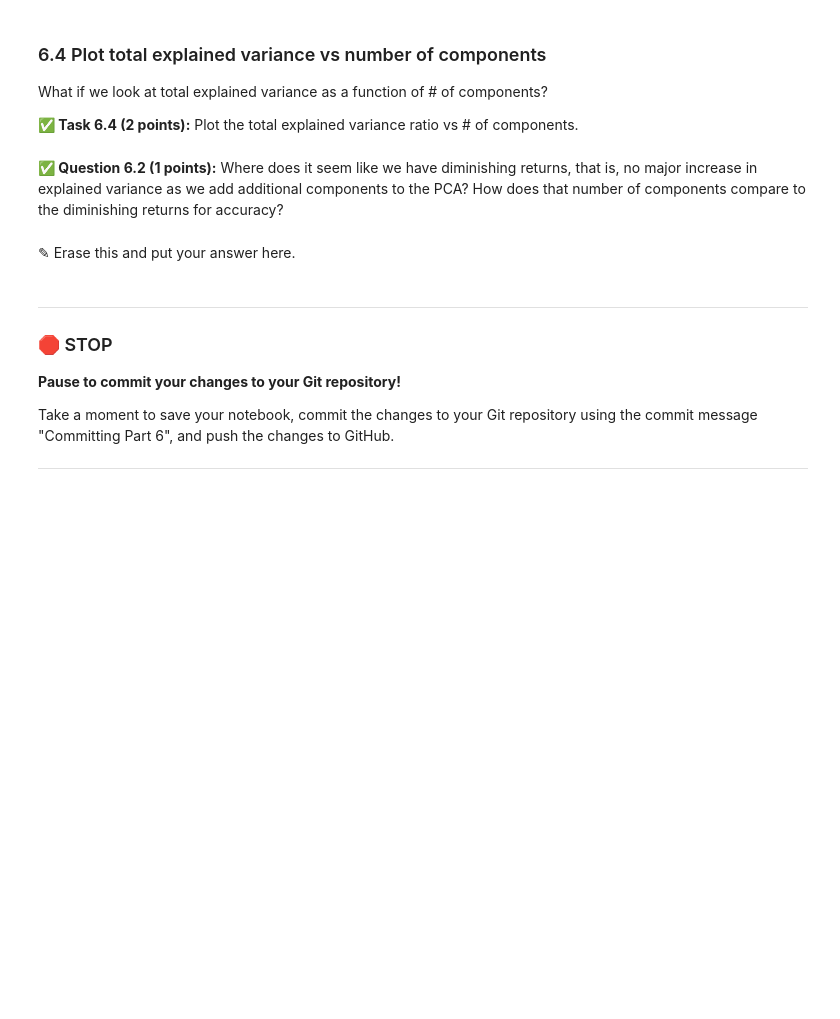
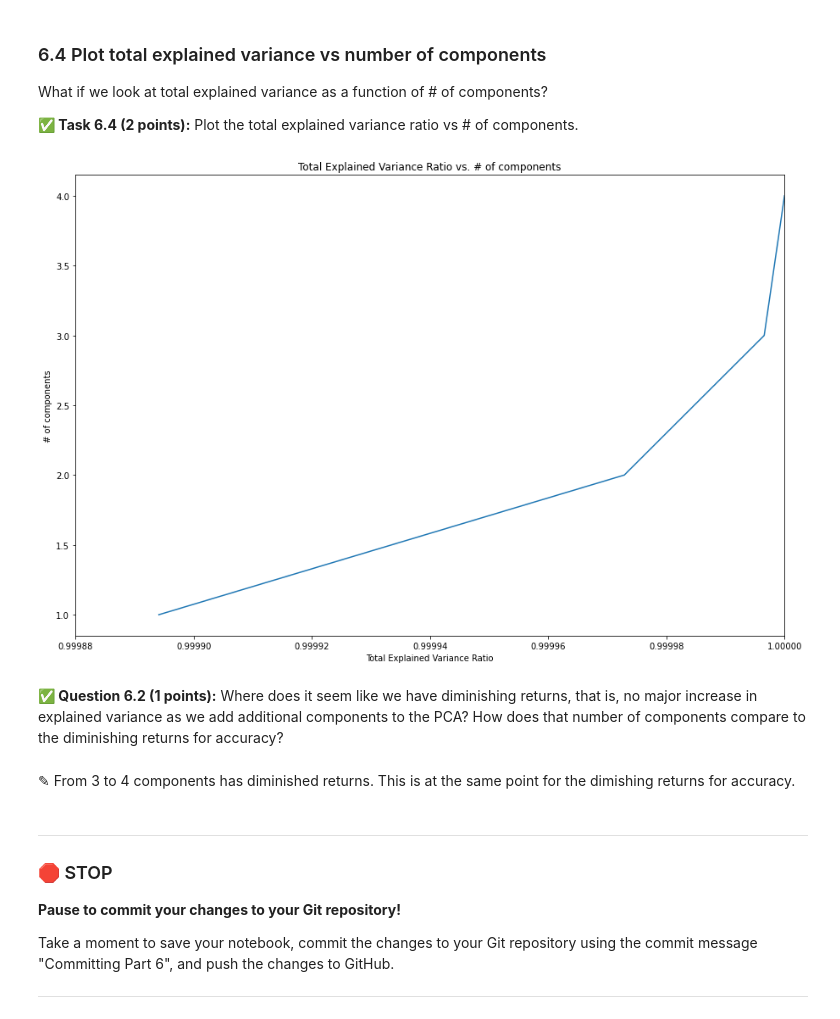
Before and after one commit to zimbot13/cmse202-f21-turnin, a Jupyter notebook: hw-05/HW-05_SVMandPCA-zimbot13.ipynb, the cells around one changed output. Cells and saved outputs as stored; diff of their text form; code cells hidden in the pictures; blank space fills up the shorter version.

```diff
--- a/hw-05/HW-05_SVMandPCA-zimbot13.ipynb
+++ b/hw-05/HW-05_SVMandPCA-zimbot13.ipynb
@@ -575,7 +612,18 @@ What if we look at total explained variance as a function of # of components?
+# %%
+# Put your code here
+plt.figure(figsize=[15,10])
+plt.plot(var,[1,2,3,4])
+plt.title('Total Explained Variance Ratio vs. # of components')
+plt.xlabel('Total Explained Variance Ratio')
+plt.xlim(.99988,1)
+plt.ylabel('# of components')
+plt.show()
+# %% [output]
+[figure, added]
 # %% [markdown]
 **&#9989; Question 6.2 (1 points):** Where does it seem like we have diminishing returns, that is, no major increase in explained variance as we add additional components to the PCA? How does that number of components compare to the diminishing returns for accuracy?
-# %% [markdown]
-<font size=+3>&#9998;</font> Erase this and put your answer here.
+# %% [markdown]
+<font size=+3>&#9998;</font> From 3 to 4 components has diminished returns. This is at the same point for the dimishing returns for accuracy.
 # %% [markdown]
 ---
 ### &#128721; STOP
```
Also changed, not shown: parts of 14 cells of this notebook.
